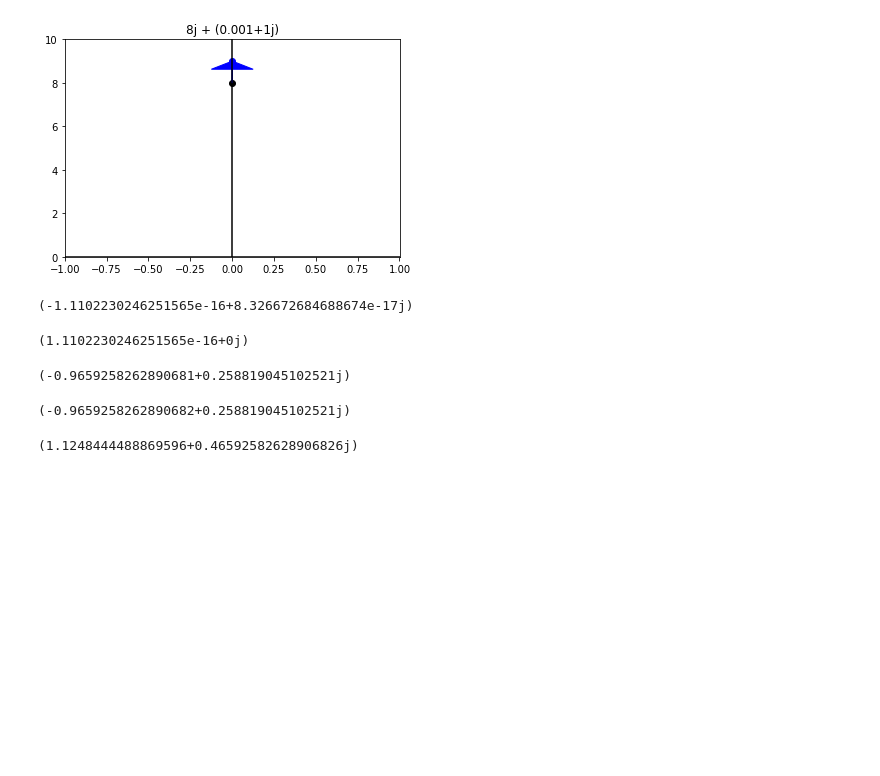
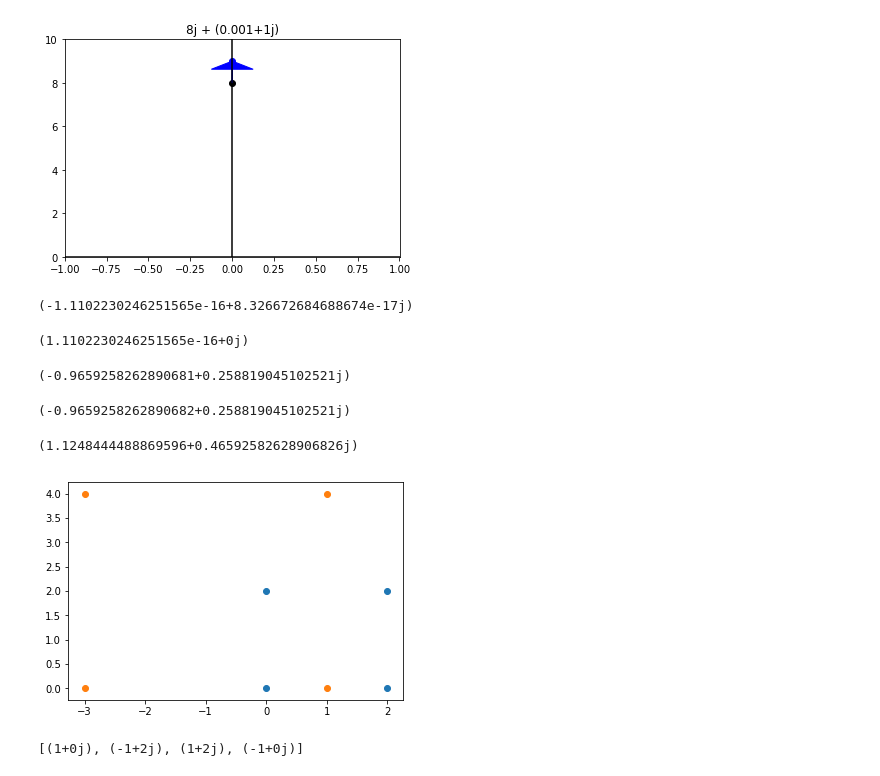
Before and after one commit to gkarp/coding_the_matrix, a Jupyter notebook: chapter1.ipynb, the cells around one changed output. Drawn from its saved outputs; the diff is of its cells as text; code cells hidden in the pictures; blank space fills up the shorter version.

```diff
--- a/chapter1.ipynb
+++ b/chapter1.ipynb
@@ -656,12 +656,43 @@ def transform(a, b, L):
     output: the list of complex numbers obtained by applying f(z) = az + b to each complex num in L
     """
     return [a * z + b for z in L]
+
+def createPts(L):
+    x = []
+    y = []
+    for num in L:
+        x.append(num.real)
+        y.append(num.imag)
+    return [x, y]
+
+def plot_complex_list(complexList, a, b):
+    original = createPts(complexList)
+    x0 = original[0]
+    y0 = original[1]
+
+    transformedList = transform(a, b, complexList)
+
+    new = createPts(transformedList)
+    x1 = new[0]
+    y1 = new[1]
+
+    plt.scatter(x0, y0)
+    plt.scatter(x1, y1)
+    plt.show()
+# %%
+testList = [(0 + 0j), (2 + 2j), (2 +0j), (0 + 2j)]
+plot_complex_list(testList, 2j, 1)
+#transform(testList)
+# %% [output]
+[figure, added]
 # %%
 # Problem 1.7.12a
 """
 Translate z one unit up and one unit to the right, then rotate 90 degrees clockwise, then scale by 2
 """
-transform()
+transform(1j, 1, [(0 + 0j), (2 + 2j), (2 +0j), (0 + 2j)])
+# %% [output]
+[(1+0j), (-1+2j), (1+2j), (-1+0j)]
 # %%
 # Problem 1.7.12b
 """
```
